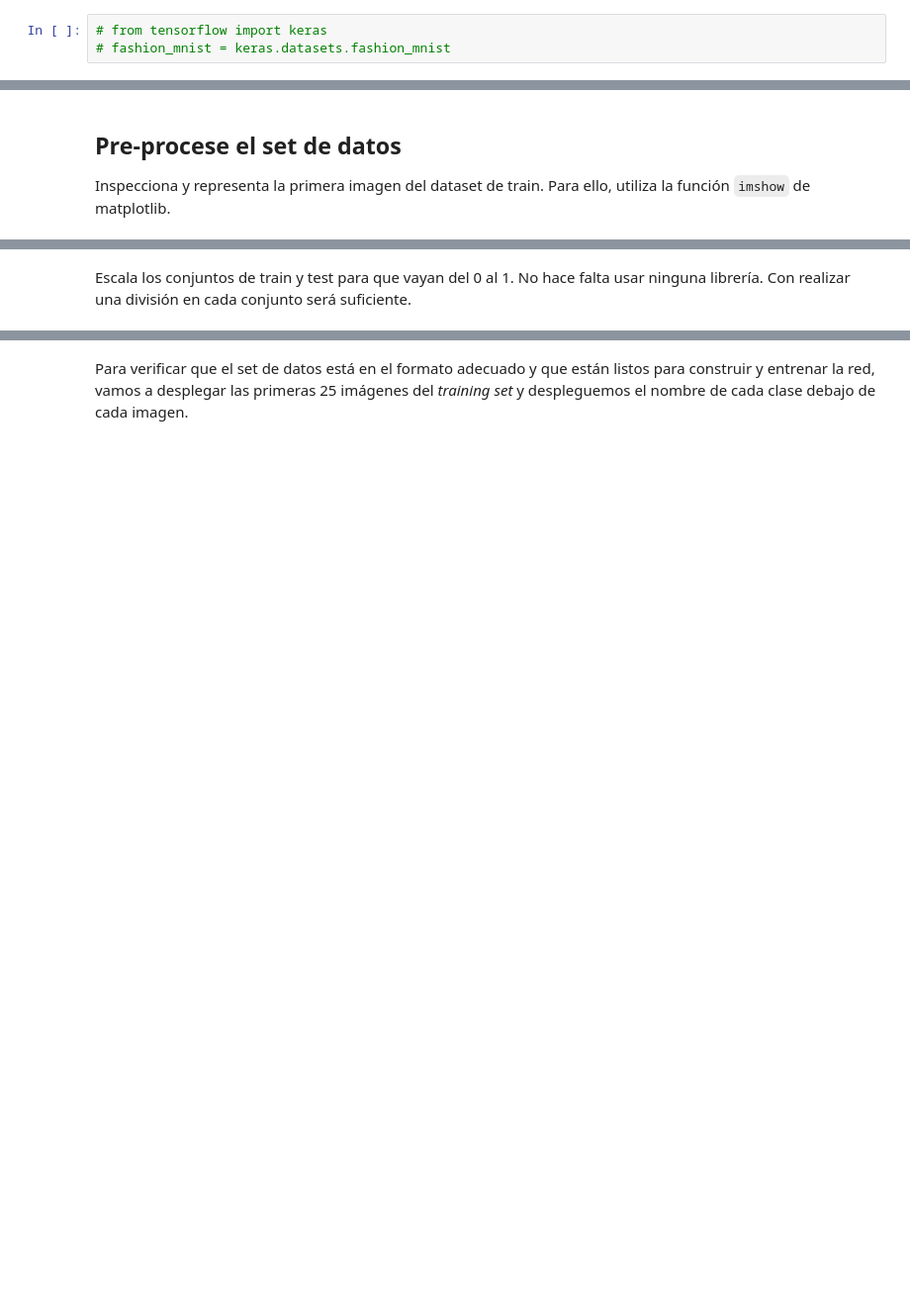
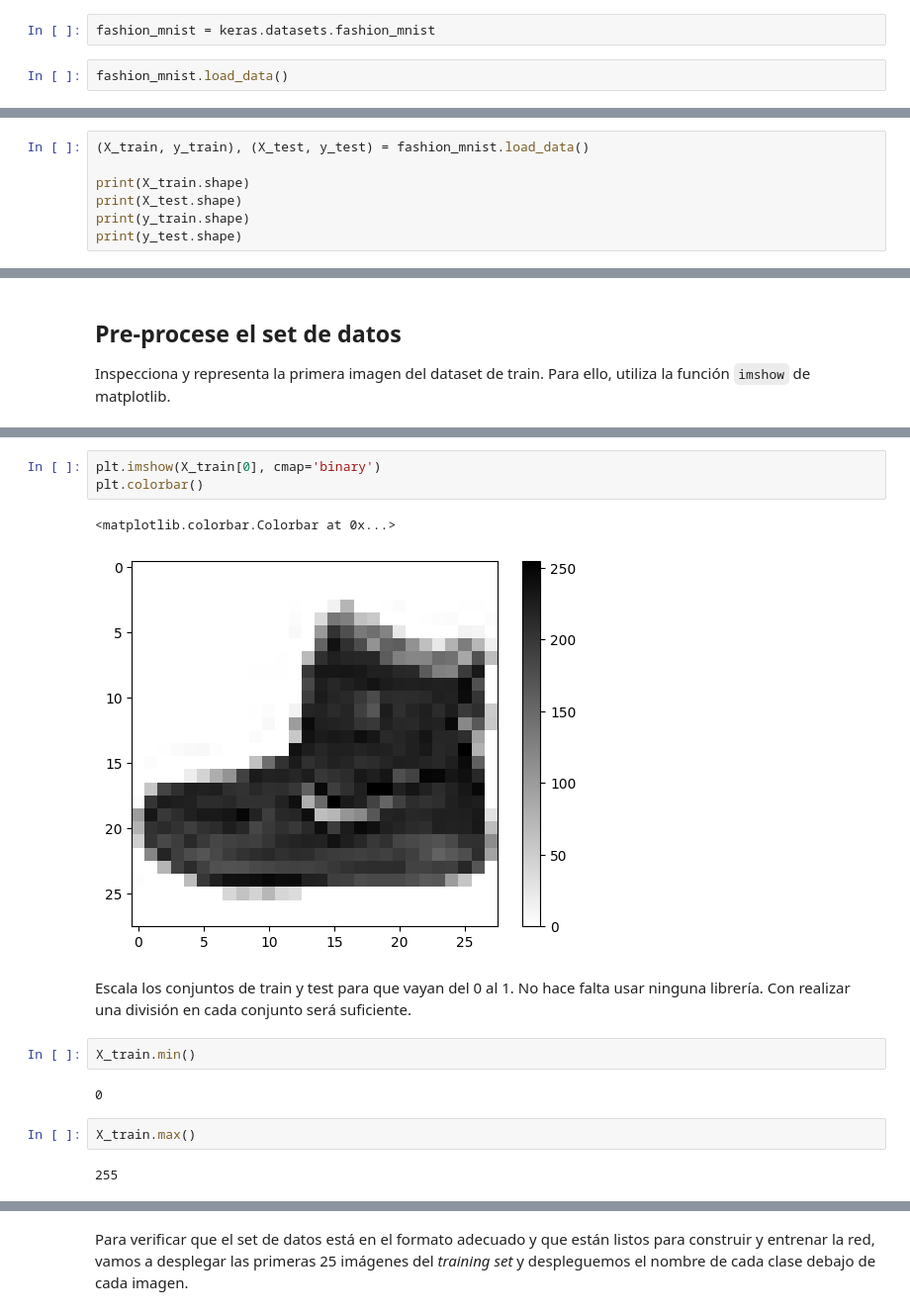
Before and after one commit to angelrodnah/2309_dsft_thebridge, a Jupyter notebook: 3-Machine_Learning/4-Deep_Learning/1-Intro Deep Learning/ejercicios/Deep Learning classification.ipynb, the cells around one changed output, grey strips where cells are left out. Shown at 99% size. Saved outputs shown, nothing was run; the diff lists cells and outputs as text; blank space fills up the shorter version.

```diff
--- a/3-Machine_Learning/4-Deep_Learning/1-Intro Deep Learning/ejercicios/Deep Learning classification.ipynb
+++ b/3-Machine_Learning/4-Deep_Learning/1-Intro Deep Learning/ejercicios/Deep Learning classification.ipynb
@@ -24,3 +32,4 @@ Para importar y cargar el set de datos de MNIST directamente de TensorFlow:
 # %%
-# from tensorflow import keras
-# fashion_mnist = keras.datasets.fashion_mnist
+fashion_mnist = keras.datasets.fashion_mnist
+# %%
+fashion_mnist.load_data()
@@ -26,0 +54,7 @@ Para importar y cargar el set de datos de MNIST directamente de TensorFlow:
+# %%
+(X_train, y_train), (X_test, y_test) = fashion_mnist.load_data()
+
+print(X_train.shape)
+print(X_test.shape)
+print(y_train.shape)
+print(y_test.shape)
@@ -94,2 +191,16 @@ Inspecciona y representa la primera imagen del dataset de train. Para ello, util
+# %%
+plt.imshow(X_train[0], cmap='binary')
+plt.colorbar()
+# %% [output]
+<matplotlib.colorbar.Colorbar at 0x...>
+[figure, added]
 # %% [markdown]
 Escala los conjuntos de train y test para que vayan del 0 al 1. No hace falta usar ninguna librería. Con realizar una división en cada conjunto será suficiente.
+# %%
+X_train.min()
+# %% [output]
+0
+# %%
+X_train.max()
+# %% [output]
+255
```
Also changed, not shown: parts of 41 cells of this notebook, 1 other file.
